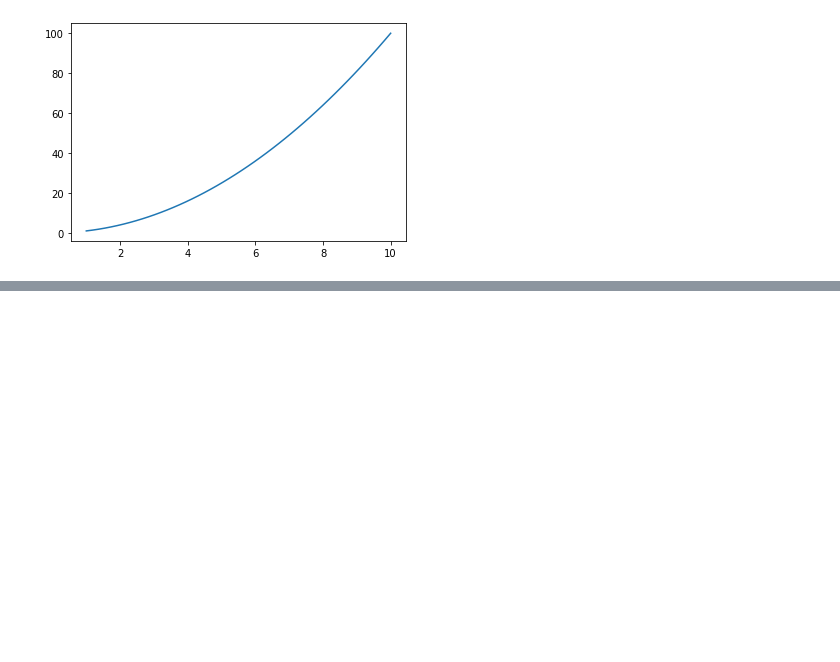
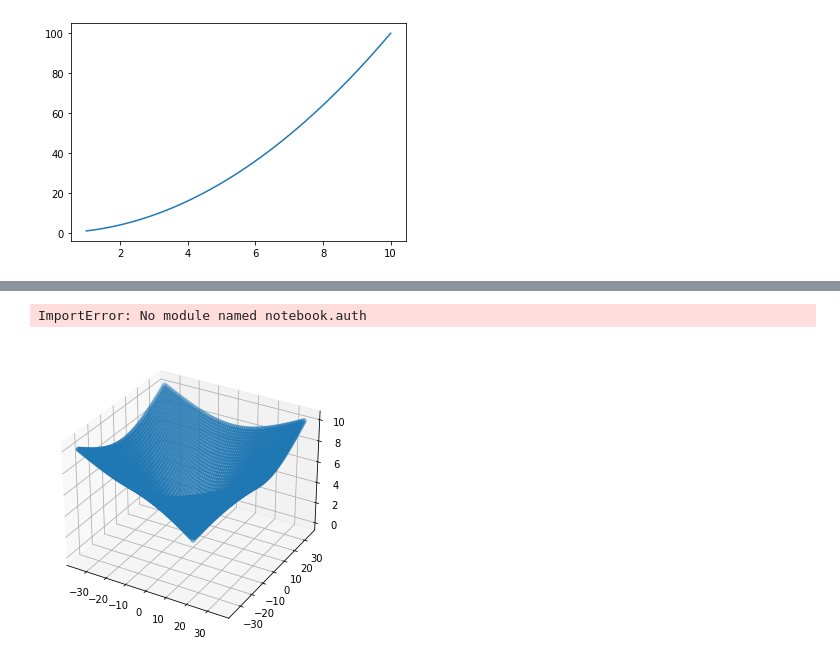
Before and after one commit to Trojanekkk/opimization-of-ackley-s-function, a Jupyter notebook: src/playground.ipynb, the cells around one changed output, grey strips where cells are left out. Cells and saved outputs as stored; diff of their text form; code cells hidden in the pictures; blank space fills up the shorter version.

```diff
--- a/src/playground.ipynb
+++ b/src/playground.ipynb
@@ -23,0 +24,13 @@ plt.plot(x_axis, [y_axis(x, N) for x in x_axis])
+# %%
+mport numpy as np
+import matplotlib.pyplot as plt
+x_axis = np.linspace(-1, 1, 10000)
+suma = 0
+for i in range(len(x)):
+    suma += x[i]**2
+    iloczyn = 1
+for i in range(len(x)):
+    iloczyn *= math.cos(float(x[i]) / math.sqrt(i+1))
+y_axis = 1 + (float(suma)/4000.0) - float(iloczyn)
+
+plt.plot(x_axis,y_axis)
@@ -23,0 +39,43 @@ plt.plot(x_axis, [y_axis(x, N) for x in x_axis])
+# %%
+from notebook.auth import passwd
+passwd()
+# %% [output]
+ImportError: No module named notebook.auth
+# %%
+# Import packages
+import numpy as np
+from matplotlib import pyplot as plt
+from mpl_toolkits.mplot3d import Axes3D
+
+# Calculate ackley
+def ackley(range_array):
+    res = np.empty([len(range_array[0])])
+
+    for i in range(len(range_array[0])):
+        factor_1 = -0.02 * np.sqrt(0.5 * (range_array[0][i] * range_array[0][i] + range_array[1][i] * range_array[1][i]))
+        factor_2 = 0.5 * (np.cos(2 * np.pi * range_array[0][i]) + np.cos(2 * np.pi * range_array[1][i]))
+
+        res[i] = -20 * np.exp(factor_1) - np.exp(factor_2) + np.exp(1) + 20
+
+    return res
+
+# Plot results
+def plot_ackley(x1_range,x2_range):
+    range_array = [x1_range,x2_range]
+    z_range = ackley(range_array)
+    fig = plt.figure()
+    ax = Axes3D(fig)
+    ax.scatter(x1_range, x2_range, z_range, label='Ackley Function')
+
+# Prepare range
+x1_range = []
+x2_range = []
+
+for x in np.linspace(-35, 35, 71):
+    for y in np.linspace(-35, 35, 71):
+        x1_range.append(x)
+        x2_range.append(y)
+
+plot_ackley(x1_range ,x2_range)
+# %% [output]
+[figure, added]
```
Also changed, not shown: parts of 2 cells of this notebook, 1 other file.
